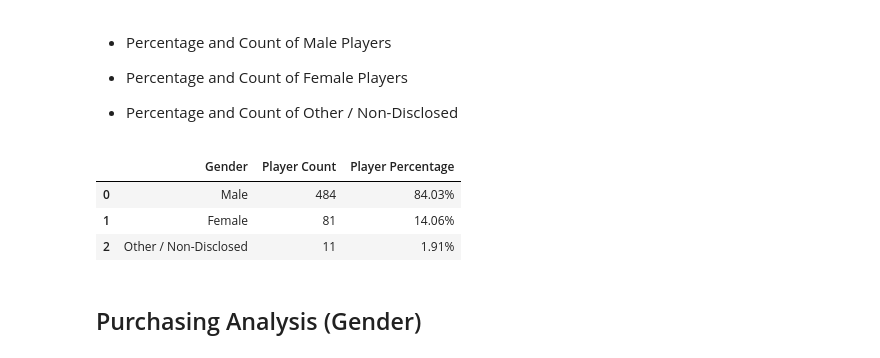
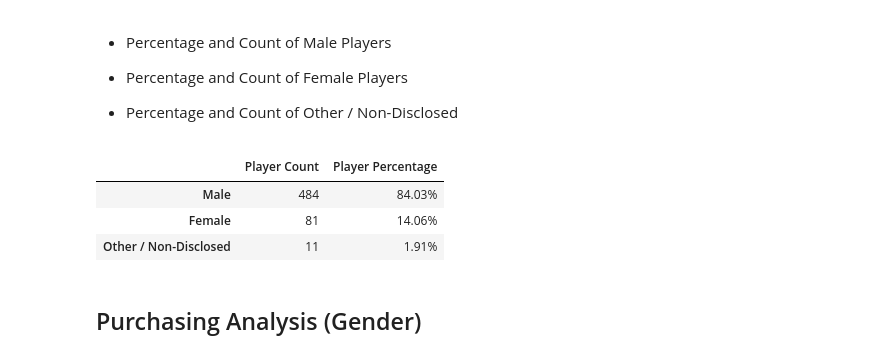
Before and after one commit to c-kleerun/pandas_challenge, a Jupyter notebook: HeroesOfPymoli/HeroesOfPymoli_nb.ipynb, the cells around one changed output. Drawn from its saved outputs; the diff is of its cells as text; code cells hidden in the pictures.

Commit message:
streamlined code for Purchasing Analysis (Gender) section

```diff
--- a/HeroesOfPymoli/HeroesOfPymoli_nb.ipynb
+++ b/HeroesOfPymoli/HeroesOfPymoli_nb.ipynb
@@ -72,29 +72,22 @@ gender_df = gender_df.drop_duplicates()
 # %%
 g_count = gender_df['Gender'].value_counts()
 g_total = gender_df['Gender'].count()
 
-m_total = g_count['Male']
-m_pct = m_total / g_total*100
-
-f_total = g_count['Female']
-f_pct = f_total / g_total*100
-
-o_total = g_count['Other / Non-Disclosed']
-o_pct = o_total / g_total*100
+g_pct = g_count / g_total*100
+g_pct
 
 g_demo_df = pd.DataFrame({
-    'Gender': ['Male', 'Female', 'Other / Non-Disclosed'],
-    'Player Count' : [m_total, f_total, o_total],
-    'Player Percentage' : [m_pct, f_pct, o_pct]
+    'Player Count' : g_count,
+    'Player Percentage' : g_pct
     })
 
 g_demo_df['Player Percentage'] = g_demo_df['Player Percentage'].map('{:,.2f}%'.format)
 g_demo_df
 # %% [output]
-|  | Gender | Player Count | Player Percentage |
-| 0 | Male | 484 | 84.03% |
-| 1 | Female | 81 | 14.06% |
-| 2 | Other / Non-Disclosed | 11 | 1.91% |
+|  | Player Count | Player Percentage |
+| Male | 484 | 84.03% |
+| Female | 81 | 14.06% |
+| Other / Non-Disclosed | 11 | 1.91% |
 # %% [markdown]
 
 ## Purchasing Analysis (Gender)
```
Also changed, not shown: parts of 3 cells of this notebook.
